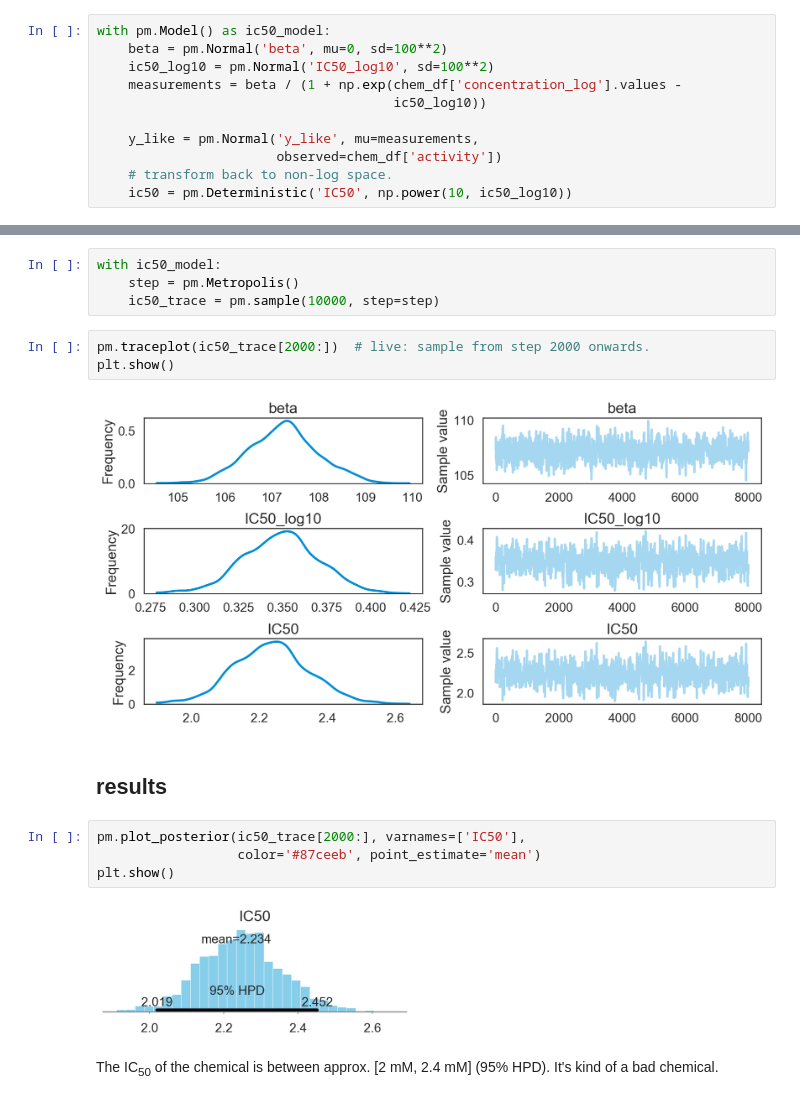
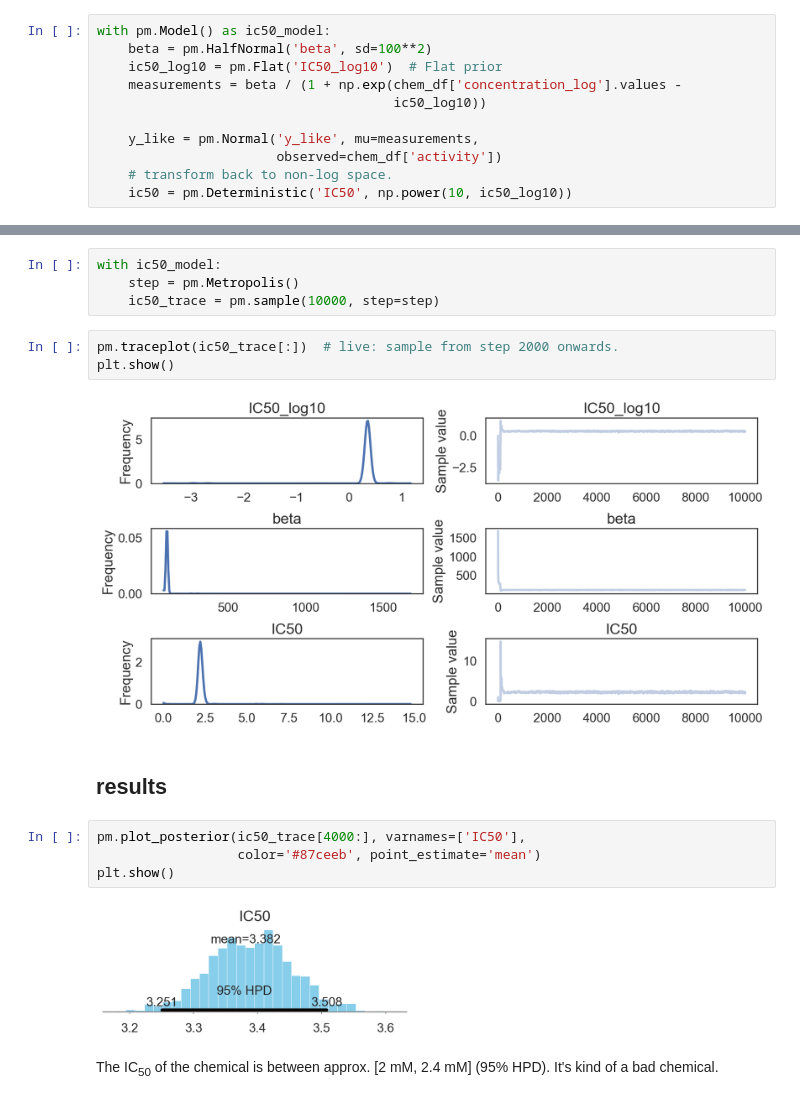
Before and after one commit to ericmjl/bayesian-stats-talk, a Jupyter notebook: slides.ipynb, the cells around one changed output, grey strips where cells are left out. Drawn from its saved outputs; the diff is of its cells as text.

Commit message:
changed IC50 model to use non-conjugate priors

```diff
--- a/slides.ipynb
+++ b/slides.ipynb
@@ -243,8 +253,8 @@ plt.show()
 ## code
 # %%
 with pm.Model() as ic50_model:
-    beta = pm.Normal('beta', mu=0, sd=100**2)
-    ic50_log10 = pm.Normal('IC50_log10', sd=100**2)
+    beta = pm.HalfNormal('beta', sd=100**2)
+    ic50_log10 = pm.Flat('IC50_log10')  # Flat prior
     measurements = beta / (1 + np.exp(chem_df['concentration_log'].values -
                                       ic50_log10))
 
@@ -259,18 +269,18 @@ with ic50_model:
     step = pm.Metropolis()
     ic50_trace = pm.sample(10000, step=step)
 # %%
-pm.traceplot(ic50_trace[2000:])  # live: sample from step 2000 onwards.
+pm.traceplot(ic50_trace[:])  # live: sample from step 2000 onwards.
 plt.show()
 # %% [output]
-[figure, old version]
+[figure, new version]
 # %% [markdown]
 ## results
 # %%
-pm.plot_posterior(ic50_trace[2000:], varnames=['IC50'],
+pm.plot_posterior(ic50_trace[4000:], varnames=['IC50'],
                   color='#87ceeb', point_estimate='mean')
 plt.show()
 # %% [output]
-[figure, old version]
+[figure, new version]
 # %% [markdown]
 The IC<sub>50</sub> of the chemical is between approx. [2 mM, 2.4 mM] (95% HPD). It's kind of a bad chemical.
 # %% [markdown]
```
Also changed, not shown: parts of 26 cells of this notebook, 2 other files.
